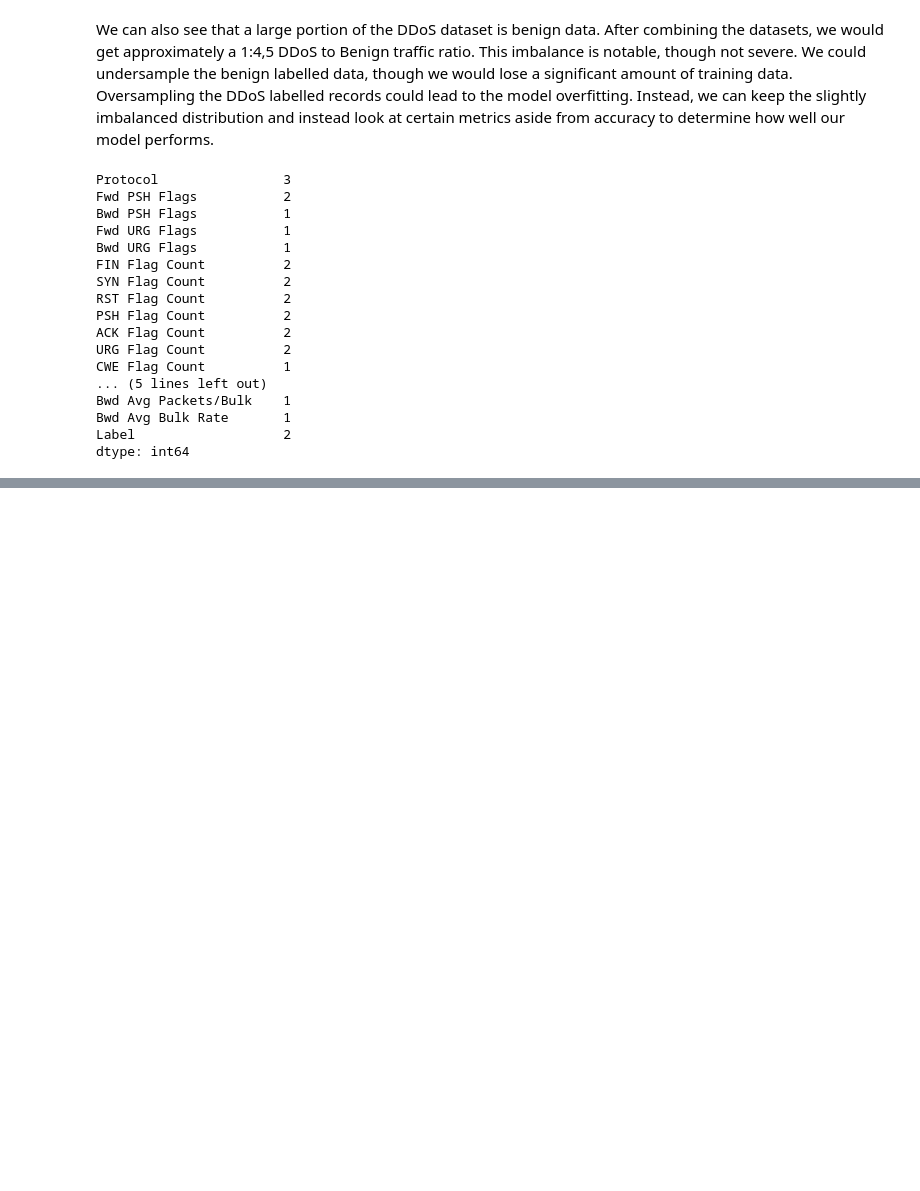
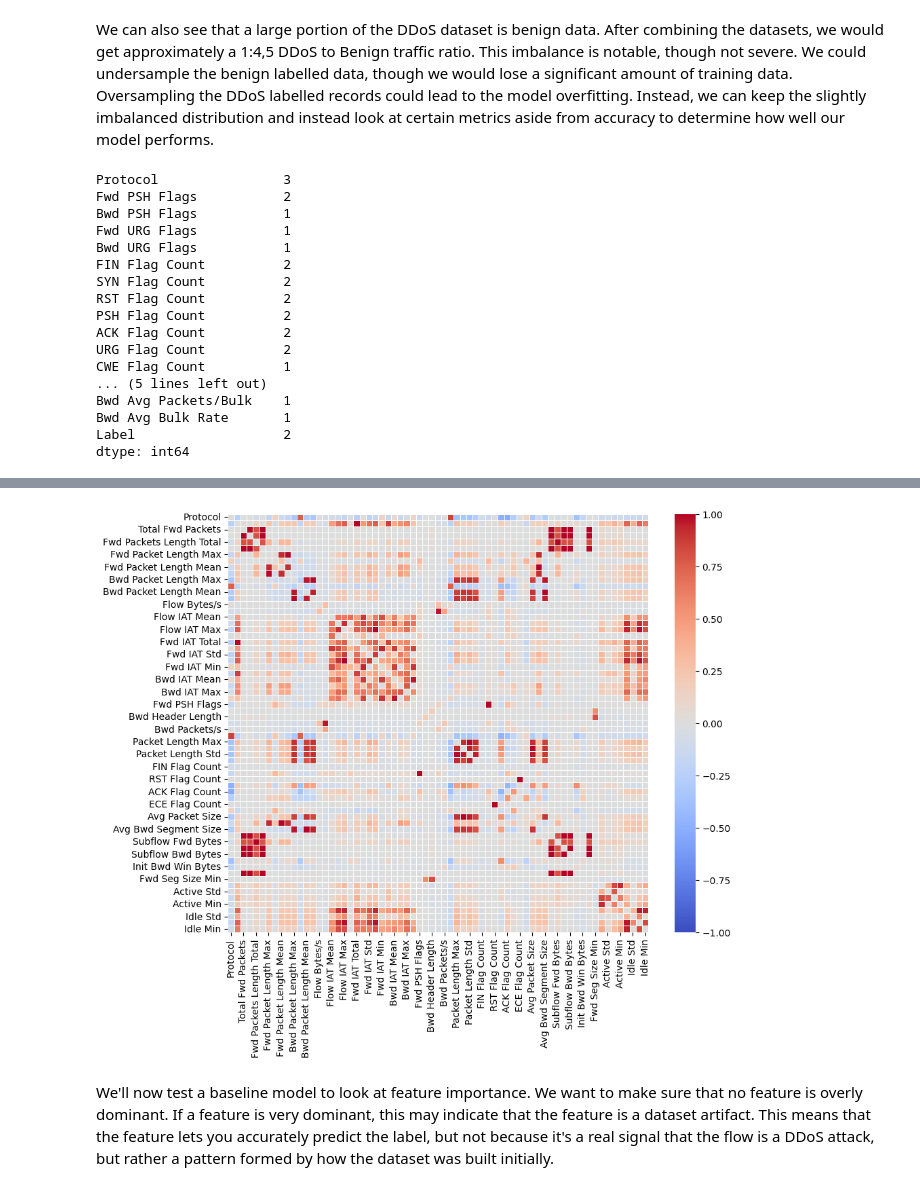
Before and after one commit to magnusbjornstadandersen/DDOS-Traffic-Classification, a Jupyter notebook: Project.ipynb, the cells around one changed output, grey strips where cells are left out. Drawn from its saved outputs; the diff is of its cells as text; code cells hidden in the pictures; blank space fills up the shorter version.

```diff
--- a/Project.ipynb
+++ b/Project.ipynb
@@ -125,0 +168,21 @@ df_test, df_val = train_test_split(df_temp, test_size=0.5, stratify=df_temp['Lab
+# %%
+corr_matrix = df_labelless.corr(numeric_only=True)
+
+np.fill_diagonal(corr_matrix.values, 0)
+
+plt.figure(figsize=(10, 8))
+sns.heatmap(
+    corr_matrix,
+    #annot=True,
+    cmap="coolwarm",
+    vmin=-1,
+    vmax=1,
+    fmt=".2f",
+    linewidths=0.5,
+)
+
+plt.show()
+# %% [output]
+[figure, added]
+# %% [markdown]
+We'll now test a baseline model to look at feature importance. We want to make sure that no feature is overly dominant. If a feature is very dominant, this may indicate that the feature is a dataset artifact. This means that the feature lets you accurately predict the label, but not because it's a real signal that the flow is a DDoS attack, but rather a pattern formed by how the dataset was built initially.
```
Also changed, not shown: parts of 15 cells of this notebook.
